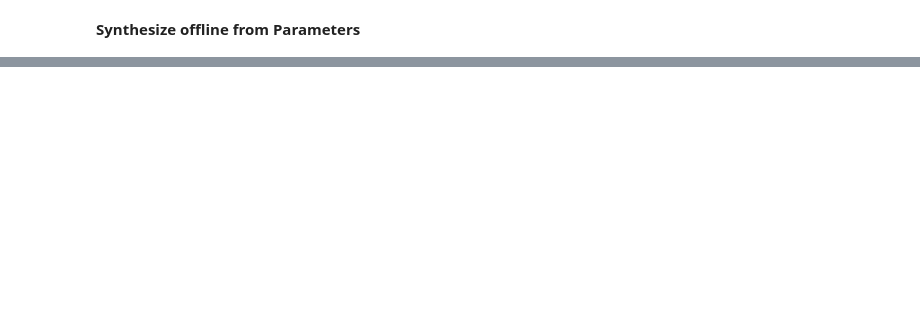
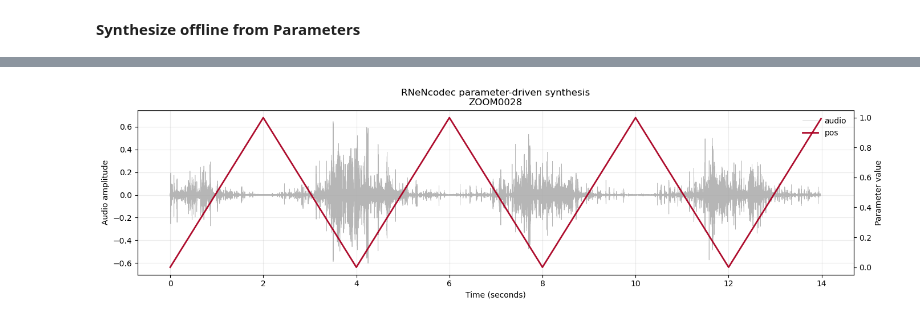
Before and after one commit to smilo7/RNeNcodec, a Jupyter notebook: dev_notebooks/V5_RNNDataSynth.ipynb, the cells around one changed output, grey strips where cells are left out. Saved outputs shown, nothing was run; the diff lists cells and outputs as text; code cells hidden in the pictures; blank space fills up the shorter version.

```diff
--- a/dev_notebooks/V5_RNNDataSynth.ipynb
+++ b/dev_notebooks/V5_RNNDataSynth.ipynb
@@ -367,0 +394,13 @@ tensor([[0.5314, 0.0567],
+# %%
+plot_audio_with_params_two_yaxes(
+    byo_audio,
+    byo_param_seq,
+    audio_sr=24000,
+    param_sr=75,
+    param_names=g_param_labels,
+    subtitle=sound_name
+)
+
+display(Audio(byo_audio, rate=sr))
+# %% [output]
+[figure, added]
```
Also changed, not shown: parts of 16 cells of this notebook, 3 other files.
